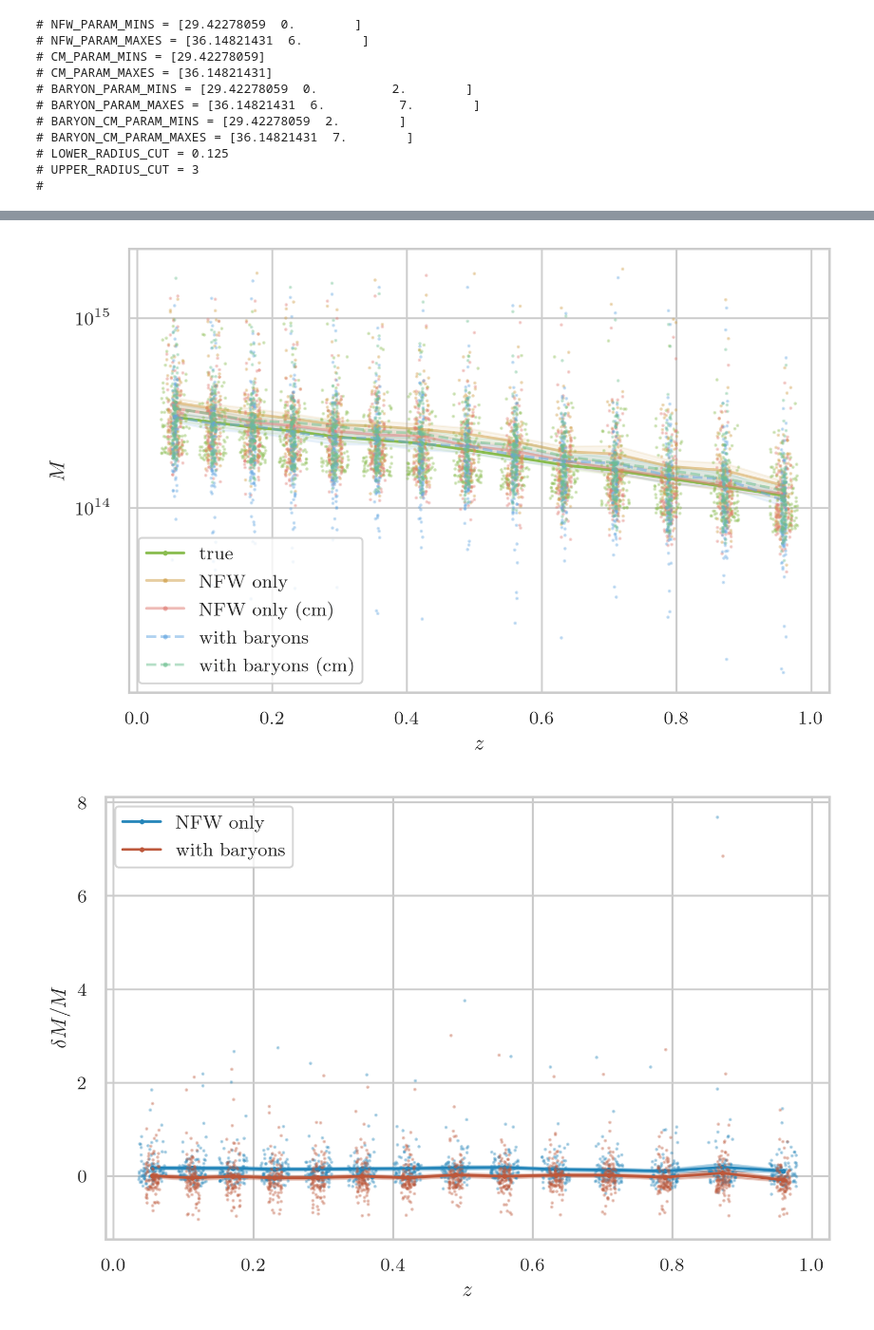
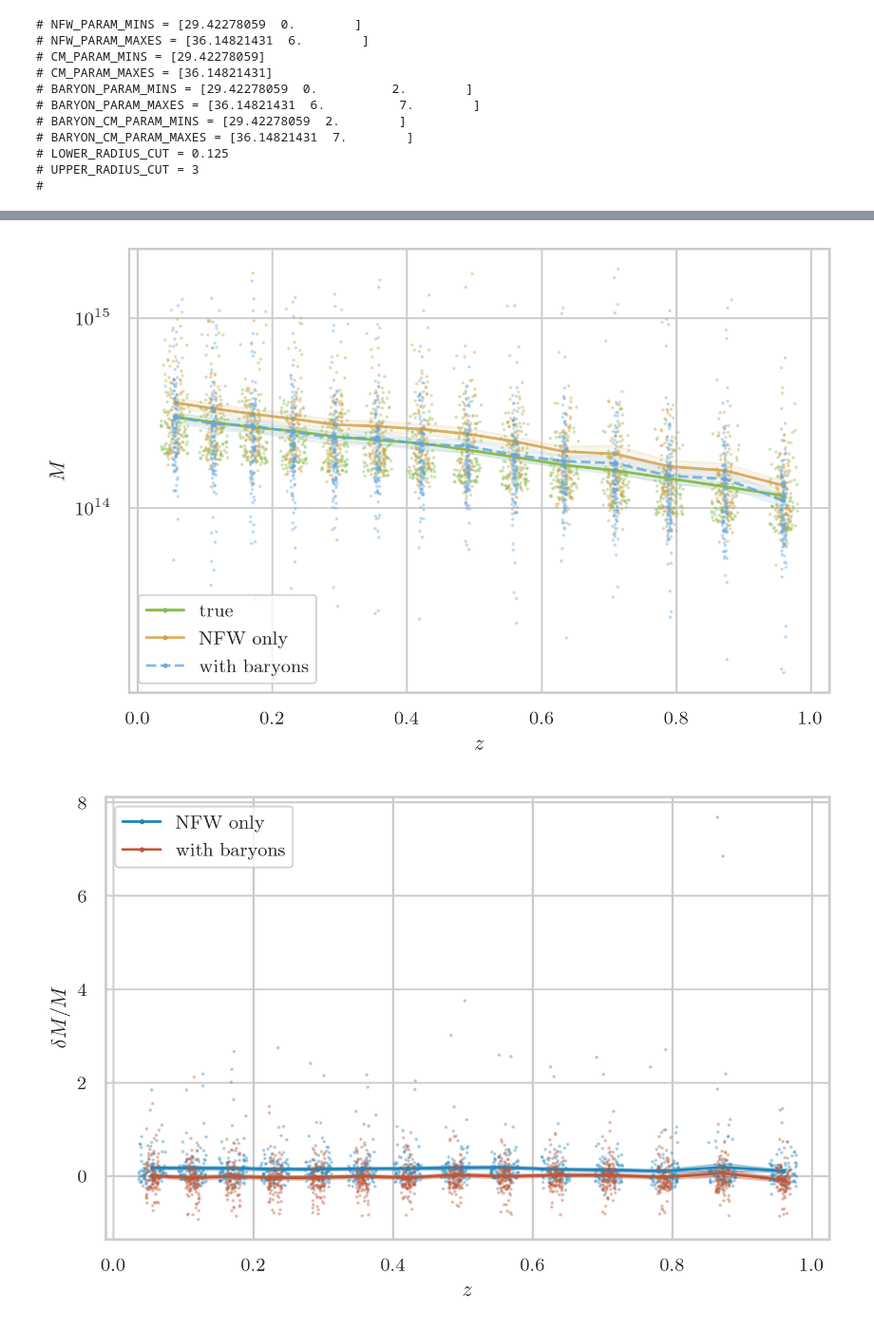
Before and after one commit to dylancromer/maszcal, a Jupyter notebook: docs/NBatta2010_single-mass-bin-fits.ipynb, the cells around one changed output, grey strips where cells are left out. Shown at 95% size. Drawn from its saved outputs; the diff is of its cells as text; code cells hidden in the pictures.

```diff
--- a/docs/NBatta2010_single-mass-bin-fits.ipynb
+++ b/docs/NBatta2010_single-mass-bin-fits.ipynb
@@ -165,51 +165,53 @@ plt.plot(zs + z_scatter_t, true_masses, marker='.', linestyle='', color=true_col
 plt.plot(zs, true_masses_mean, color=true_color, marker='o', label='true')
 plt.fill_between(zs,
                  true_masses_mean - true_masses_std,
                  true_masses_mean + true_masses_std,
                  color=true_color,
                  alpha=0.1)
 
 plt.plot(zs + z_scatter_n, nfw_masses, marker='.', linestyle='', color=nfw_color, alpha=0.3)
-plt.plot(zs, nfw_masses_mean, color=nfw_color, marker='o', label='NFW only', alpha=0.5)
+plt.plot(zs, nfw_masses_mean, color=nfw_color, marker='o', label='NFW only', alpha=0.8)
 plt.fill_between(zs,
                  nfw_masses_mean - nfw_masses_std,
                  nfw_masses_mean + nfw_masses_std,
                  color=nfw_color,
                  alpha=0.1)
 
-plt.plot(zs + z_scatter_n, cm_masses, marker='.', linestyle='', color=cm_color, alpha=0.3)
-plt.plot(zs, cm_masses_mean, color=cm_color, marker='o', label='NFW only (cm)', alpha=0.5)
-plt.fill_between(zs,
-                 cm_masses_mean - cm_masses_std,
-                 cm_masses_mean + cm_masses_std,
-                 color=cm_color,
-                 alpha=0.1)
+#plt.plot(zs + z_scatter_n, cm_masses, marker='.', linestyle='', color=cm_color, alpha=0.3)
+#plt.plot(zs, cm_masses_mean, color=cm_color, marker='o', label='NFW only (cm)', alpha=0.5)
+#plt.fill_between(zs,
+#                 cm_masses_mean - cm_masses_std,
+#                 cm_masses_mean + cm_masses_std,
+#                 color=cm_color,
+#                 alpha=0.1)
 
 plt.plot(zs + z_scatter_b, bary_masses, marker='.', linestyle='', color=bary_color, alpha=0.3)
-plt.plot(zs, bary_masses_mean, color=bary_color, marker='o', alpha=0.5,
+plt.plot(zs, bary_masses_mean, color=bary_color, marker='o', alpha=0.8,
          label='with baryons', linestyle='--')
 plt.fill_between(zs,
                  bary_masses_mean - bary_masses_std,
                  bary_masses_mean + bary_masses_std,
                  color=bary_color,
                  alpha=0.1)
 
-plt.plot(zs + z_scatter_b, bary_cm_masses, marker='.', linestyle='', color=bary_cm_color, alpha=0.3)
-plt.plot(zs, bary_cm_masses_mean, color=bary_cm_color, marker='o', alpha=0.5,
-         label='with baryons (cm)', linestyle='--')
-plt.fill_between(zs,
-                 bary_cm_masses_mean - bary_cm_masses_std,
-                 bary_cm_masses_mean + bary_cm_masses_std,
-                 color=bary_cm_color,
-                 alpha=0.1)
+#plt.plot(zs + z_scatter_b, bary_cm_masses, marker='.', linestyle='', color=bary_cm_color, alpha=0.3)
+#plt.plot(zs, bary_cm_masses_mean, color=bary_cm_color, marker='o', alpha=0.5,
+#         label='with baryons (cm)', linestyle='--')
+#plt.fill_between(zs,
+#                 bary_cm_masses_mean - bary_cm_masses_std,
+#                 bary_cm_masses_mean + bary_cm_masses_std,
+#                 color=bary_cm_color,
+#                 alpha=0.1)
 
 plt.legend(loc='best')
 plt.xlabel(r'$z$')
 plt.ylabel(r'$M$')
 plt.yscale('log')
+
+plt.savefig('../figs/sims/NBatta2010/fitted_masses_scatter.pdf')
 pass
 # %% [output]
-[figure, old version]
+[figure, new version]
 # %%
 nfw_bias = (nfw_masses - true_masses)/true_masses
 cm_bias = (cm_masses - true_masses)/true_masses
```
Also changed, not shown: parts of 4 cells of this notebook.
